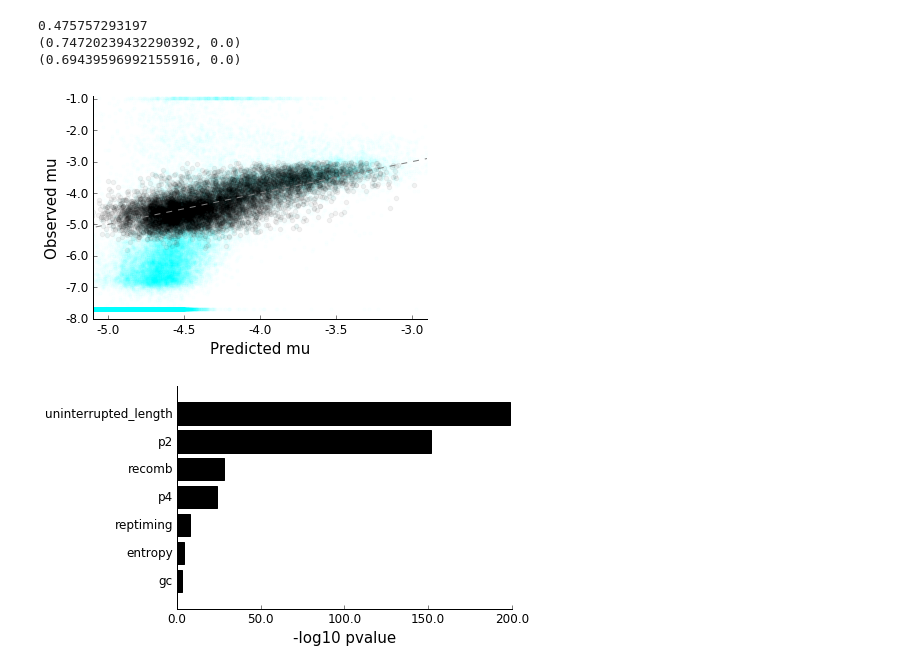
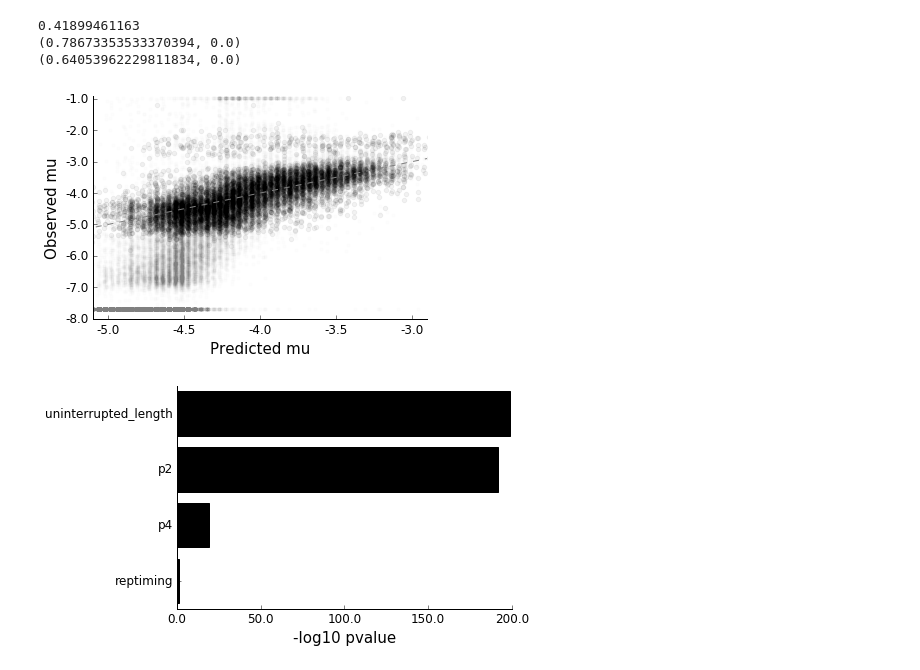
Before and after one commit to gymreklab/mutea-autosomal, a Jupyter notebook: analyses/constraint/BuildConstraintModel.ipynb, the cells around one changed output. Drawn from its saved outputs; the diff is of its cells as text; code cells hidden in the pictures.

Commit message:
adding figures 3 and 4

```diff
--- a/analyses/constraint/BuildConstraintModel.ipynb
+++ b/analyses/constraint/BuildConstraintModel.ipynb
@@ -61,22 +70,22 @@ def SetFilter(df):
 # %%
 ##################
-# Linear Regression
+# Linear Regression - Model 1
 ##################
 
-filtercolor = "cyan"
+filtercolor = "gray"
 keepcolor = "black"
 
 # Set filter field
-SetFilter(dataset)
+SetFilterModel1(dataset, colname="filter1")
 
 # Center data (not length and period)
-for f in ["gc","entropy","recomb","reptiming"]:
-    dataset[f] = CenterData(dataset[f])
+#for f in ["gc","entropy","recomb","reptiming"]:
+#    dataset[f] = CenterData(dataset[f])
 
 # Split data to train and test
-base_X = dataset[features] #pd.get_dummies(dataset[features], prefix="motif")
+base_X = pd.get_dummies(dataset[features], prefix="motif")
 base_y = dataset['ml_mu']
-base_filter = dataset["filter"]
+base_filter = dataset["filter1"]
 base_weights = dataset["ml_mu_stderr_adj"].apply(lambda x: 1.0/(x**2))
 train_X, test_X, \
     train_y, test_y, \
@@ -91,9 +100,9 @@ train_weights = train_weights[~train_filter]
 
 # Build linear regression model
 train_X_sm = sm.add_constant(train_X)
-model = sm.OLS(train_y, train_X_sm)
-smols = model.fit()
-pred_y = smols.predict(sm.add_constant(test_X))
+model1 = sm.OLS(train_y, train_X_sm)
+smols1 = model1.fit()
+pred_y = smols1.predict(sm.add_constant(test_X))
 
 # Plot
 fig = plt.figure()
@@ -113,32 +122,32 @@ ax.set_xticklabels(ax.get_xticks(), size=12)
 ax.set_yticklabels(ax.get_yticks(), size=12)
 fig.savefig(os.path.join("../../figures/", PLOTDIR, "Figure3_modeleval.png"))
 
-print smols.rsquared_adj
+print smols1.rsquared_adj
 print pearsonr(pred_y, test_y)
 print pearsonr(pred_y[~test_filter.values], test_y[~test_filter.values])
 # %% [output]
-0.475757293197
-(0.74720239432290392, 0.0)
-(0.69439596992155916, 0.0)
+0.41899461163
+(0.78673353533370394, 0.0)
+(0.64053962229811834, 0.0)
-[figure, old version]
+[figure, new version]
 # %%
-mparams = pd.DataFrame({"feature": smols.params.index, "coeff": smols.params, "pval": smols.pvalues})
+mparams = pd.DataFrame({"feature": smols1.params.index, "coeff": smols1.params, "pval": smols1.pvalues})
 mparams["log10p"] = -1*np.log10(mparams["pval"]+10e-200)
 mparams = mparams[mparams["feature"] != "const"]
 mparams = mparams.sort("pval", ascending=False)
 ind = range(1, mparams.shape[0]+1)
 fig = plt.figure()
 ax = fig.add_subplot(111)
 ax.barh(ind, mparams["log10p"], align="center", color="black")
 ax.set_yticks(ind);
 ax.set_yticklabels(mparams.feature);
 ax.spines['right'].set_visible(False)
 ax.spines['top'].set_visible(False)
 ax.yaxis.set_ticks_position('left')
 ax.xaxis.set_ticks_position('bottom')
 ax.set_xlabel("-log10 pvalue", size=15)
 ax.set_xticklabels(ax.get_xticks(), size=12)
 ax.set_yticklabels(ax.get_yticklabels(), size=12);
 fig.savefig(os.path.join("../../figures/", PLOTDIR, "Figure3_modelparams.pdf"))
 # %% [output]
-[figure, old version]
+[figure, new version]
```
Also changed, not shown: parts of 11 cells of this notebook, 3 other files.
